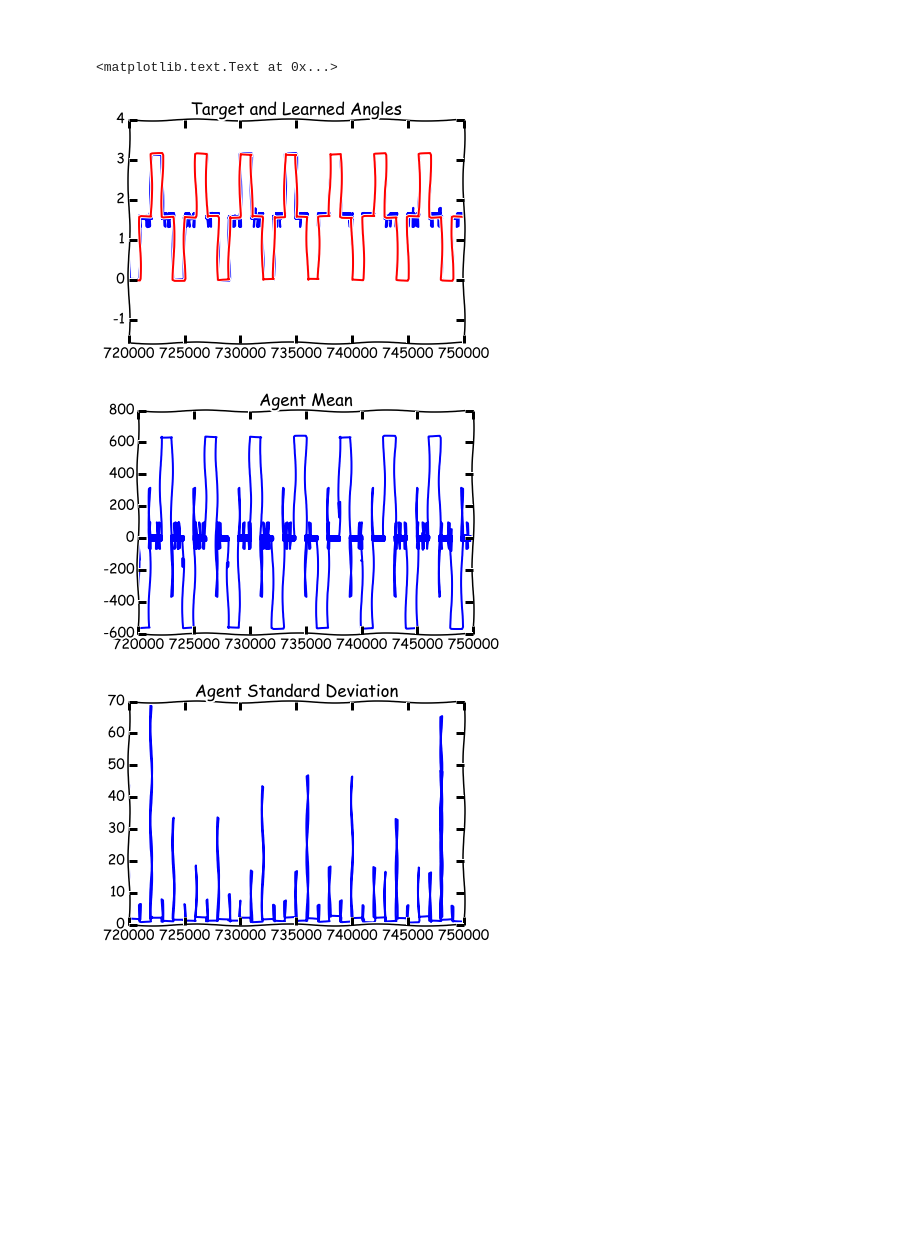
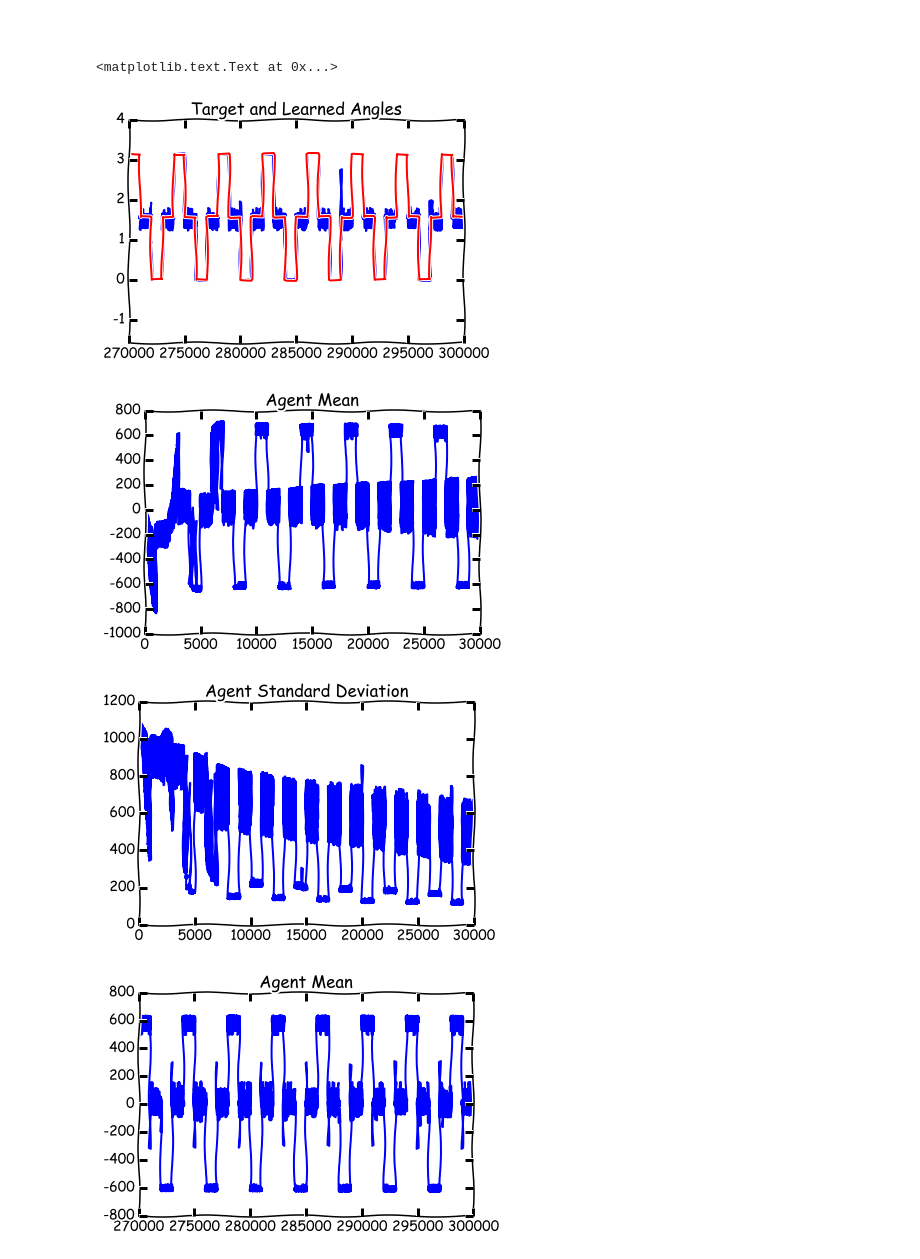
Before and after one commit to korymath/ContinuousTimeActorCritic, a Jupyter notebook: ContNatActorCritic_demo.ipynb, the cells around one changed output. Cells and saved outputs as stored; diff of their text form; code cells hidden in the pictures; blank space fills up the shorter version.

```diff
--- a/ContNatActorCritic_demo.ipynb
+++ b/ContNatActorCritic_demo.ipynb
@@ -12,7 +12,7 @@ from tiles import *
 # %%
 plt.xkcd()  # Yes...
 
-tmax = 750000
+tmax = 300000
 
 t = tmax*np.linspace(0, 1, tmax, endpoint=False)
 
@@ -28,13 +28,13 @@ for i in range(0, tmax, 4000):
 plt.figure(figsize=(40,40))
 f, (ax1, ax2) = plt.subplots(2, 1, sharey=False)
 
-ax1.plot(t, targetElbow)
+ax1.plot(t[0:30000], targetElbow[0:30000])
 ax1.set_ylim([-math.pi/2, 4])
 ax1.set_title('Control Signal')
 
-delay = 0
+delay = 5
 
-noise = np.random.normal(0,0.1,tmax)
+noise = np.random.normal(0,0.01,tmax)
 simEMG = [0] * (tmax+delay)
 
 for i in range(1,tmax):
@@ -45,9 +45,9 @@ for i in range(1,tmax):
     elif targetElbow[i] > math.pi/2:
         simEMG[i + delay] = 1
 
-simEMGdiff = simEMG[0:tmax] # +noise
+simEMGdiff = simEMG[0:tmax]+noise
 
-ax2.plot(t, simEMGdiff)
+ax2.plot(t[0:30000], simEMGdiff[0:30000])
 ax2.set_ylim(-1.5, 1.5)
 ax2.set_title('Simulated Noisy EMG Signal')
 # %% [output]
@@ -327,22 +327,33 @@ ax1.set_title('Agent Standard Deviation')
 # %%
 fig = plt.figure()
 ax1 = fig.add_subplot(111)
-ax1.plot(t[720000:750000], jointAngle[720000:750000])
-ax1.plot(t[720000:750000], targetElbow[720000:750000])
+ax1.plot(t[-30000:], jointAngle[-30000:])
+ax1.plot(t[-30000:], targetElbow[-30000:])
 ax1.set_title('Target and Learned Angles')
 ax1.set_ylim([-math.pi/2, 4])
 
 fig = plt.figure()
 ax1 = fig.add_subplot(111)
-ax1.plot(t[720000:750000], agentMean[720000:750000])
+ax1.plot(t[0:30000], agentMean[0:30000])
 ax1.set_title('Agent Mean')
 
 fig = plt.figure()
 ax1 = fig.add_subplot(111)
-ax1.plot(t[720000:750000], agentStd[720000:750000])
+ax1.plot(t[0:30000], agentStd[0:30000])
 ax1.set_title('Agent Standard Deviation')
+
+fig = plt.figure()
+ax1 = fig.add_subplot(111)
+ax1.plot(t[-30000:], agentMean[-30000:])
+ax1.set_title('Agent Mean')
+
+fig = plt.figure()
+ax1 = fig.add_subplot(111)
+ax1.plot(t[-30000:], agentStd[-30000:])
+ax1.set_title('Agent Standard Deviation')
 # %% [output]
 <matplotlib.text.Text at 0x...>
-[figure, old version]
+[figure, new version]
-[figure, old version]
+[figure, new version]
-[figure, old version]
+[figure, new version]
+[figure, added]
```
Also changed, not shown: parts of 3 cells of this notebook.
